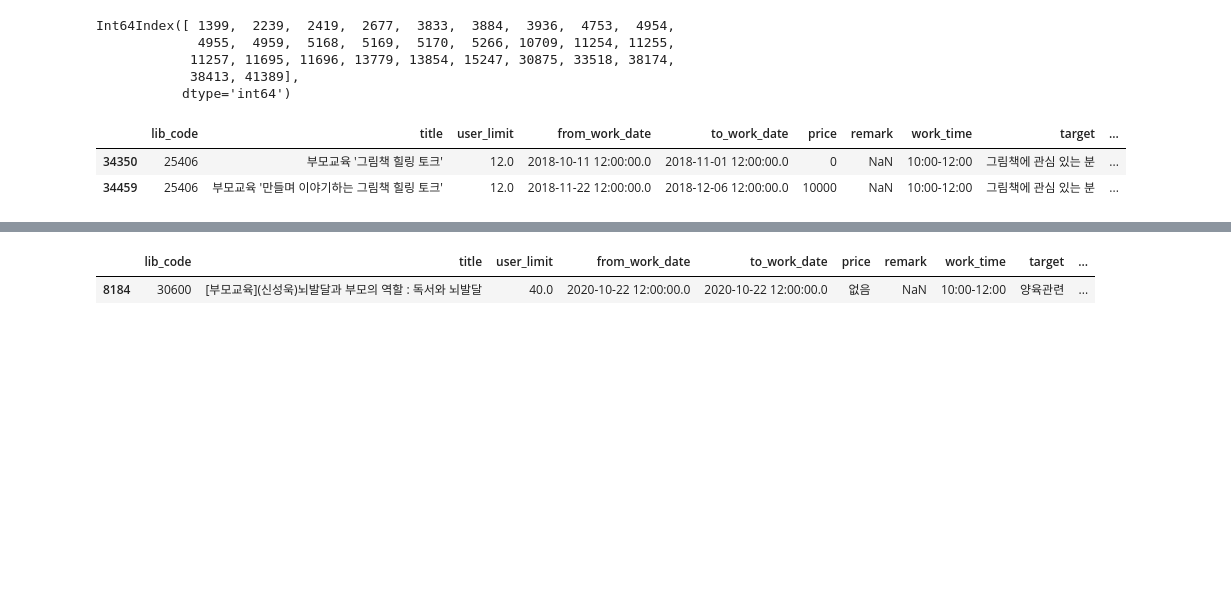
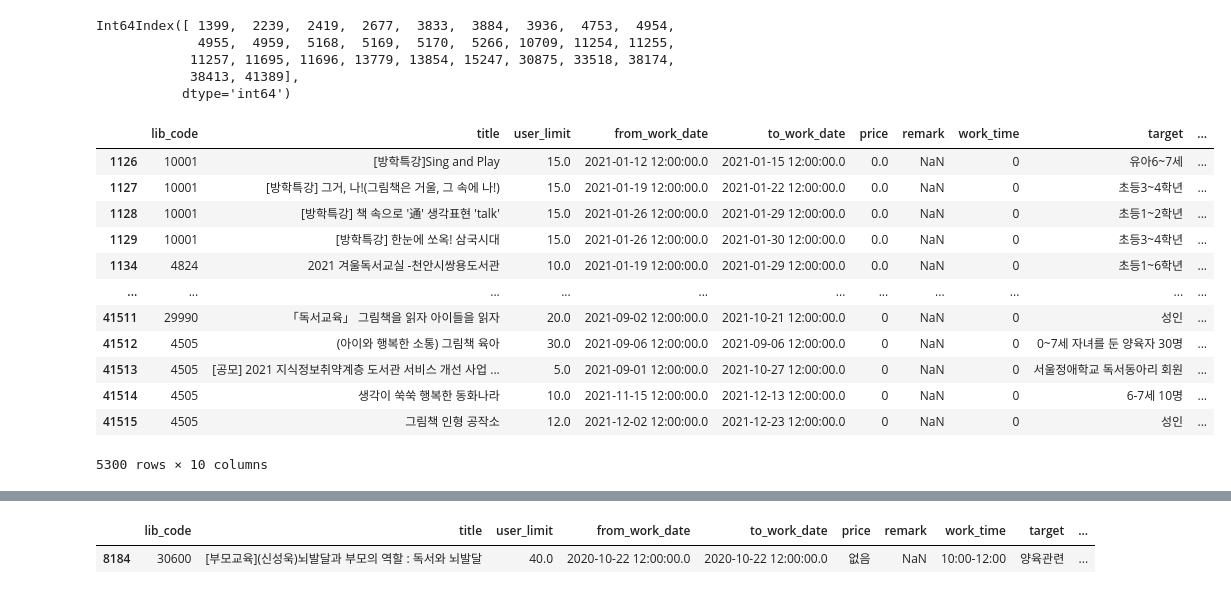
Before and after one commit to kyunakim/everybodys_lib, a Jupyter notebook: olive/program.ipynb, the cells around one changed output, grey strips where cells are left out. Drawn from its saved outputs; the diff is of its cells as text; code cells hidden in the pictures; blank space fills up the shorter version.

```diff
--- a/olive/program.ipynb
+++ b/olive/program.ipynb
@@ -106,10 +106,21 @@ program.drop(delete, inplace=True)
 # %%
 # target 분류하기.. by 'target' & 'title'
 # program.loc[program['target'].str.contains(r"다문화|외국인|이민"),'target'] = '국내이주민'
-# %%
-#program[program['target']== '']
-program[program['target'].str.contains('그림책에 관심 있는 분')]
-# %% [output]
-|  | lib_code | title | user_limit | from_work_date | to_work_date | price | remark | work_time | target | ... |
-| 34350 | 25406 | 부모교육 '그림책 힐링 토크' | 12.0 | 2018-10-11 12:00:00.0 | 2018-11-01 12:00:00.0 | 0 | NaN | 10:00-12:00 | 그림책에 관심 있는 분 | ... |
-| 34459 | 25406 | 부모교육 '만들며 이야기하는 그림책 힐링 토크' | 12.0 | 2018-11-22 12:00:00.0 | 2018-12-06 12:00:00.0 | 10000 | NaN | 10:00-12:00 | 그림책에 관심 있는 분 | ... |
+# %%
+#21년것만 추출
+program = program[program['from_work_date'].str.contains('2021')]
+program
+# %% [output]
+|  | lib_code | title | user_limit | from_work_date | to_work_date | price | remark | work_time | target | ... |
+| 1126 | 10001 | [방학특강]Sing and Play | 15.0 | 2021-01-12 12:00:00.0 | 2021-01-15 12:00:00.0 | 0.0 | NaN | 0 | 유아6~7세 | ... |
+| 1127 | 10001 | [방학특강] 그거, 나!(그림책은 거울, 그 속에 나!) | 15.0 | 2021-01-19 12:00:00.0 | 2021-01-22 12:00:00.0 | 0.0 | NaN | 0 | 초등3~4학년 | ... |
+| 1128 | 10001 | [방학특강] 책 속으로 '通' 생각표현 'talk' | 15.0 | 2021-01-26 12:00:00.0 | 2021-01-29 12:00:00.0 | 0.0 | NaN | 0 | 초등1~2학년 | ... |
+| 1129 | 10001 | [방학특강] 한눈에 쏘옥! 삼국시대 | 15.0 | 2021-01-26 12:00:00.0 | 2021-01-30 12:00:00.0 | 0.0 | NaN | 0 | 초등3~4학년 | ... |
+| 1134 | 4824 | 2021 겨울독서교실 -천안시쌍용도서관 | 10.0 | 2021-01-19 12:00:00.0 | 2021-01-29 12:00:00.0 | 0.0 | NaN | 0 | 초등1~6학년 | ... |
+| ... | ... | ... | ... | ... | ... | ... | ... | ... | ... | ... |
+| 41511 | 29990 | 「독서교육」 그림책을 읽자 아이들을 읽자 | 20.0 | 2021-09-02 12:00:00.0 | 2021-10-21 12:00:00.0 | 0 | NaN | 0 | 성인 | ... |
+| 41512 | 4505 | (아이와 행복한 소통) 그림책 육아 | 30.0 | 2021-09-06 12:00:00.0 | 2021-09-06 12:00:00.0 | 0 | NaN | 0 | 0~7세 자녀를 둔 양육자 30명 | ... |
+| 41513 | 4505 | [공모] 2021 지식정보취약계층 도서관 서비스 개선 사업 ... | 5.0 | 2021-09-01 12:00:00.0 | 2021-10-27 12:00:00.0 | 0 | NaN | 0 | 서울정애학교 독서동아리 회원 | ... |
+| 41514 | 4505 | 생각이 쑥쑥 행복한 동화나라 | 10.0 | 2021-11-15 12:00:00.0 | 2021-12-13 12:00:00.0 | 0 | NaN | 0 | 6-7세 10명 | ... |
+| 41515 | 4505 | 그림책 인형 공작소 | 12.0 | 2021-12-02 12:00:00.0 | 2021-12-23 12:00:00.0 | 0 | NaN | 0 | 성인 | ... |
+5300 rows × 10 columns
```
Also changed, not shown: parts of 8 cells of this notebook, 1 other file.
